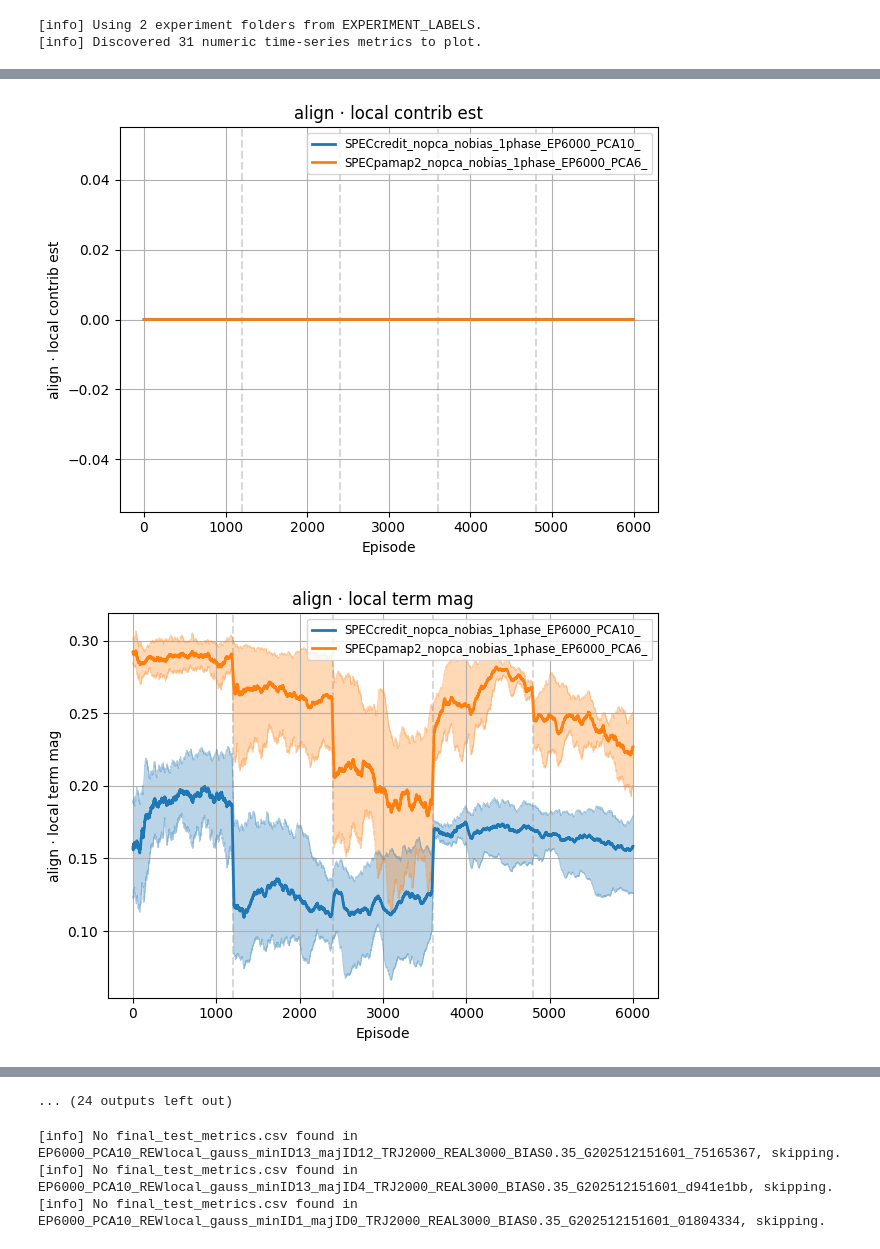
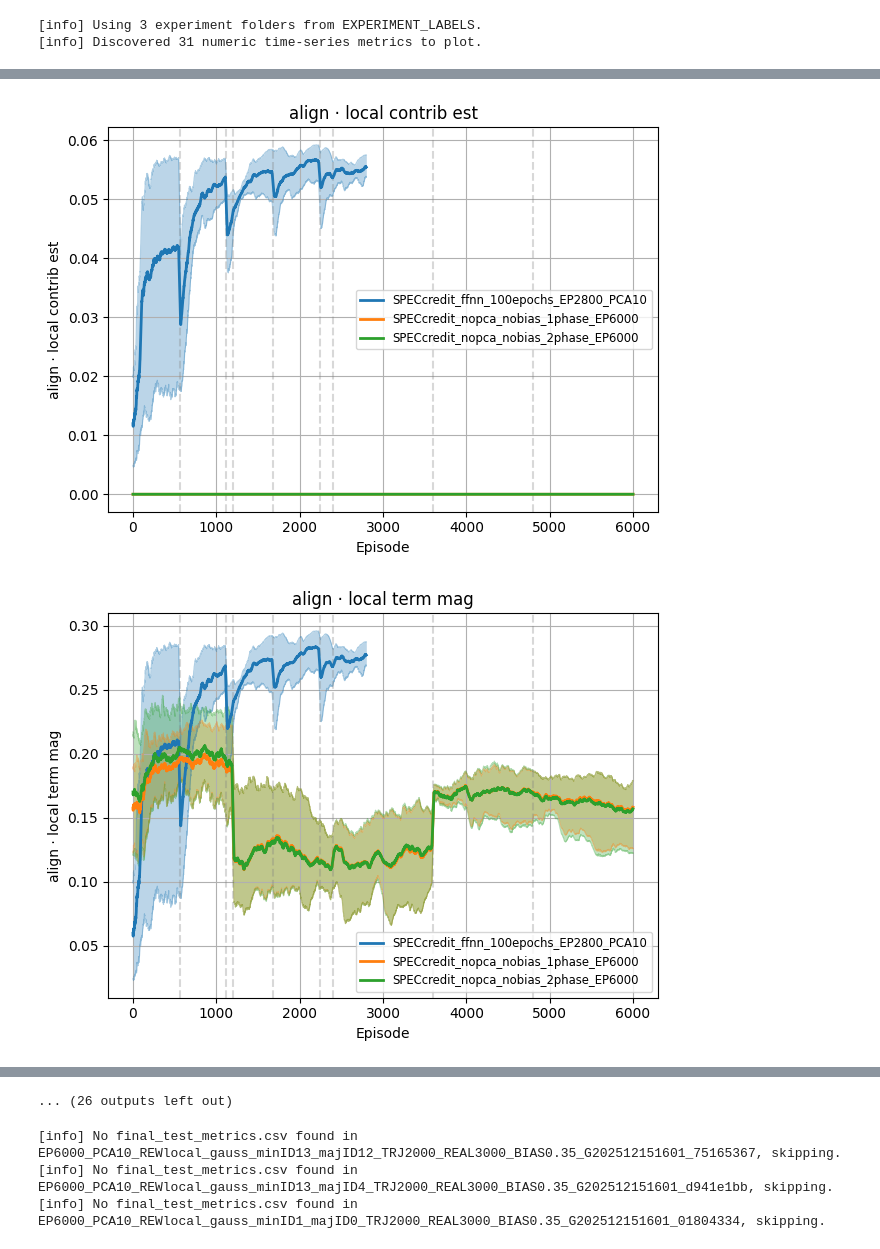
Before and after one commit to LucasHartmanWestern/cs_9170_project, a Jupyter notebook: plot_results.ipynb, the cells around one changed output, grey strips where cells are left out. Saved outputs shown, nothing was run; the diff lists cells and outputs as text; code cells hidden in the pictures.

```diff
--- a/plot_results.ipynb
+++ b/plot_results.ipynb
@@ -120,7 +127,7 @@ import numpy as np
 import pandas as pd
 import matplotlib.pyplot as plt
 
-ROOT = Path("training_runs")
+ROOT = Path("training_runs/training_runs")
 
 # ============================================================
 # 0) QUICK TOGGLES (comment out what you don't want)
@@ -162,12 +169,19 @@ STAGE_COL = "align.curriculum_stage"
 # ============================================================
 # If empty {}, script auto-discovers all valid experiment folders.
 EXPERIMENT_LABELS = {
-    "SPECcredit_nopca_nobias_1phase_EP6000_PCA10_REWfairness_minID1_majID0_TRJ2000_REAL3000_GG202602172136_b1297bb8": "SPECcredit_nopca_nobias_1phase_EP6000_PCA10_REWfairness_minID1_majID0",
-    "SPECcredit_nopca_nobias_2phase_EP6000_PCA10_REWfairness_minID1_majID0_TRJ2000_REAL3000_GG202602172138_cef46567": "SPECcredit_nopca_nobias_2phase_EP6000_PCA10_REWfairness_minID1_majID0",
-    "SPECpamap2_nopca_nobias_1phase_EP6000_PCA6_REWfairness_minID12_majID13_TRJ2000_REAL3000_GG202602182335_3e65cbc1": "SPECpamap2_nopca_nobias_1phase_EP6000_PCA6_REWfairness_minID12_majID13",
-    "SPECpamap2_nopca_nobias_1phase_EP6000_PCA6_REWfairness_minID1_majID0_TRJ2000_REAL3000_GG202602172204_9f221945": "SPECpamap2_nopca_nobias_1phase_EP6000_PCA6_REWfairness_minID1_majID0",
-    "SPECpamap2_nopca_nobias_2phase_EP6000_PCA6_REWfairness_minID12_majID13_TRJ2000_REAL3000_GG202602182342_932ae945": "SPECpamap2_nopca_nobias_2phase_EP6000_PCA6_REWfairness_minID12_majID13",
-    "SPECpamap2_nopca_nobias_2phase_EP6000_PCA6_REWfairness_minID1_majID0_TRJ2000_REAL3000_GG202602172213_787e98b2": "SPECpamap2_nopca_nobias_2phase_EP6000_PCA6_REWfairness_minID1_majID0",
+    #"SPECcensus_nopca_nobias_1phase_EP6000_PCA10_REWfairness_minID1_majID0_TRJ2000_REAL3000_GG202602200054_397dc3a5": "SPECcensus_nopca_nobias_1phase_EP6000",
+    #"SPECcensus_nopca_nobias_2phase_EP6000_PCA10_REWfairness_minID1_majID0_TRJ2000_REAL3000_GG202602201123_e93029ed": "SPECcensus_nopca_nobias_2phase_EP6000",
+    "SPECcredit_ffnn_100epochs_EP2800_PCA10_REWfairness_minID1_majID0_TRJ2000_REAL3000_GG202602200054_d6544544": "SPECcredit_ffnn_100epochs_EP2800_PCA10",
+    ##"SPECcredit_lambda_annealing_EP6000_PCA10_REWfairness_minID1_majID0_TRJ2000_REAL3000_GG202602200054_78092e50": "SPECcredit_lambda_annealing_EP6000",
+    ##"SPECcredit_lambda_half_EP6000_PCA10_REWfairness_minID1_majID0_TRJ2000_REAL3000_GG202602201116_358ae223": "SPECcredit_lambda_half_EP6000",
+    "SPECcredit_nopca_nobias_1phase_EP6000_PCA10_REWfairness_minID1_majID0_TRJ2000_REAL3000_GG202602172136_b1297bb8": "SPECcredit_nopca_nobias_1phase_EP6000",
+    "SPECcredit_nopca_nobias_2phase_EP6000_PCA10_REWfairness_minID1_majID0_TRJ2000_REAL3000_GG202602172138_cef46567": "SPECcredit_nopca_nobias_2phase_EP6000",
+    ##"SPECcredit_ratio_high_syn_EP6000_PCA10_REWfairness_minID1_majID0_TRJ6000_REAL3000_GG202602200607_c9c324a7": "SPECcredit_ratio_high_syn_EP6000",
+    ##"SPECcredit_ratio_low_syn_EP6000_PCA10_REWfairness_minID1_majID0_TRJ500_REAL3000_GG202602200054_099b6ccb": "SPECcredit_ratio_low_syn_EP6000_TRJ500_REAL3000",
+    #"SPECpamap2_nopca_nobias_1phase_EP6000_PCA6_REWfairness_minID12_majID13_TRJ2000_REAL3000_GG202602182335_3e65cbc1": "SPECpamap2_nopca_nobias_1phase_EP6000_minID12_majID13",
+    #"SPECpamap2_nopca_nobias_1phase_EP6000_PCA6_REWfairness_minID1_majID0_TRJ2000_REAL3000_GG202602172204_9f221945": "SPECpamap2_nopca_nobias_1phase_EP6000_minID1_majID0",
+    #"SPECpamap2_nopca_nobias_2phase_EP6000_PCA6_REWfairness_minID12_majID13_TRJ2000_REAL3000_GG202602182342_932ae945": "SPECpamap2_nopca_nobias_2phase_EP6000_minID12_majID13",
+    #"SPECpamap2_nopca_nobias_2phase_EP6000_PCA6_REWfairness_minID1_majID0_TRJ2000_REAL3000_GG202602172213_787e98b2": "SPECpamap2_nopca_nobias_2phase_EP6000_minID1_majID0"
 }
 # ---------------------------------------------------------------------
 # Helpers to identify experiment + seed folders
@@ -655,5 +669,5 @@ def main():
 if __name__ == "__main__":
     main()
 # %% [output]
-[info] Using 2 experiment folders from EXPERIMENT_LABELS.
+[info] Using 3 experiment folders from EXPERIMENT_LABELS.
 [info] Discovered 31 numeric time-series metrics to plot.
@@ -665,2 +679,2 @@ if __name__ == "__main__":
-[figure, old version]
+[figure, new version]
-[figure, old version]
+[figure, new version]
@@ -671,4 +685,4 @@ if __name__ == "__main__":
-... (24 outputs left out)
+... (26 outputs left out)
 # %%
 #1312
 # | Metric                  | Average       |
```
Also changed, not shown: parts of 2 cells of this notebook, 4 other files.
